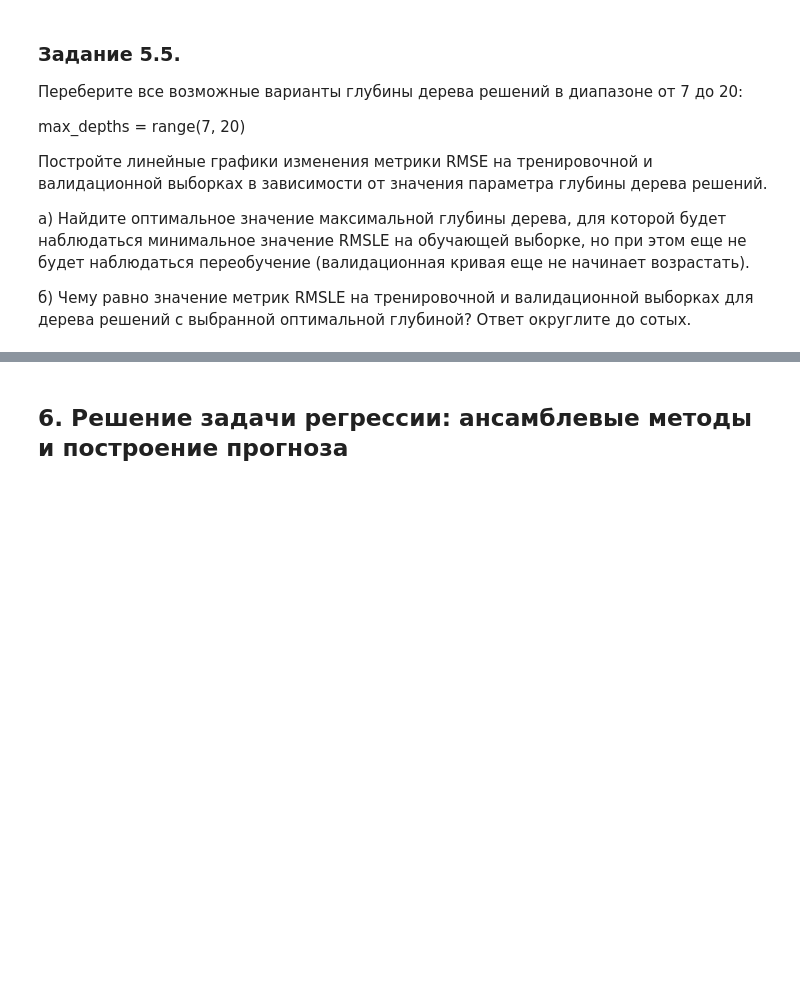
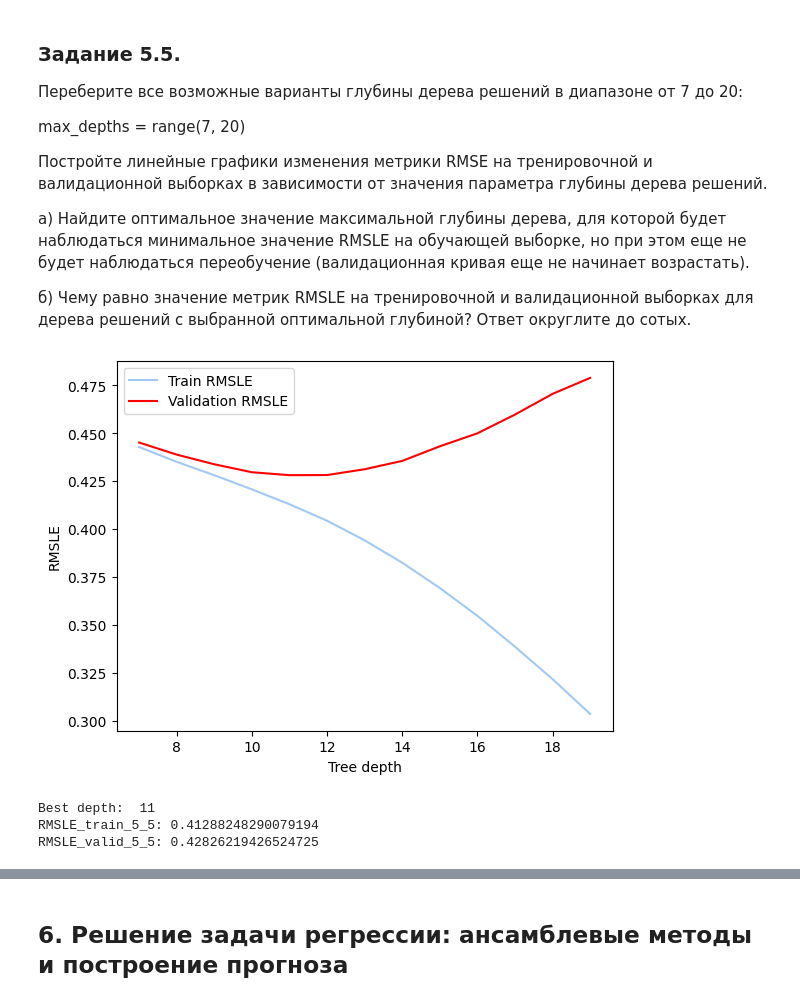
Before and after one commit to reurairin/urfu_2s_practical-project, a Jupyter notebook: Project-5._Ноутбук-шаблон.ipynb, the cells around one changed output, grey strips where cells are left out. Saved outputs shown, nothing was run; the diff lists cells and outputs as text; code cells hidden in the pictures; blank space fills up the shorter version.

```diff
--- a/Project-5._Ноутбук-шаблон.ipynb
+++ b/Project-5._Ноутбук-шаблон.ipynb
@@ -1002,0 +1068,15 @@ $$RMSLE = \sqrt{\frac{1}{n}\sum_{i=1}^n(z_i-\hat{z_i})^2}=\sqrt{MSE(z_i,\hat{z_i
+# %%
+from sklearn.tree import DecisionTreeRegressor
+
+model_5_4 = DecisionTreeRegressor()
+
+model_5_4.fit(X_train_scaled, y_train_log)
+
+y_train_5_4_prediction = model_5_4.predict(X_train_scaled)
+y_valid_5_4_prediction = model_5_4.predict(X_valid_scaled)
+
+RMSLE_train_5_4 = np.sqrt(mean_squared_log_error(np.exp(y_train_log), np.exp(y_train_5_4_prediction)))
+RMSLE_valid_5_4 = np.sqrt(mean_squared_log_error(np.exp(y_valid_log), np.exp(y_valid_5_4_prediction)))
+
+print('RMSLE_train_5_4: {}'.format(RMSLE_train_5_4))
+print('RMSLE_valid_5_4: {}'.format(RMSLE_valid_5_4))
@@ -1015,0 +1103,45 @@ max_depths = range(7, 20)
+# %%
+max_depths = range(7, 20)
+train_results = []
+valid_results = []
+
+for max_depth in max_depths:
+    model = DecisionTreeRegressor(max_depth=max_depth)
+    model.fit(X_train_scaled, y_train_log)
+
+    train_pred = model.predict(X_train_scaled)
+    train_rmsle = np.sqrt(mean_squared_log_error(np.exp(y_train_log), np.exp(train_pred)))
+    train_results.append(train_rmsle)
+
+    valid_pred = model.predict(X_valid_scaled)
+    valid_rmsle = np.sqrt(mean_squared_log_error(np.exp(y_valid_log), np.exp(valid_pred)))
+    valid_results.append(valid_rmsle)
+
+
+plt.plot(max_depths, train_results, color_1, label='Train RMSLE')
+plt.plot(max_depths, valid_results, 'r', label='Validation RMSLE')
+plt.ylabel('RMSLE')
+plt.xlabel('Tree depth')
+plt.legend()
+plt.show()
+
+
+best_depth = max_depths[np.argmin(valid_results)]
+print("Best depth: ", best_depth)
+
+model_5_5 = DecisionTreeRegressor(max_depth=best_depth)
+model_5_5.fit(X_train_scaled, y_train_log)
+
+y_train_5_5_prediction = model_5_5.predict(X_train_scaled)
+y_valid_5_5_prediction = model_5_5.predict(X_valid_scaled)
+
+RMSLE_train_5_5 = np.sqrt(mean_squared_log_error(np.exp(y_train_log), np.exp(y_train_5_5_prediction)))
+RMSLE_valid_5_5 = np.sqrt(mean_squared_log_error(np.exp(y_valid_log), np.exp(y_valid_5_5_prediction)))
+
+print('RMSLE_train_5_5: {}'.format(RMSLE_train_5_5))
+print('RMSLE_valid_5_5: {}'.format(RMSLE_valid_5_5))
+# %% [output]
+[figure, added]
+Best depth:  11
+RMSLE_train_5_5: 0.41288248290079194
+RMSLE_valid_5_5: 0.42826219426524725
```
Also changed, not shown: parts of 20 cells of this notebook.
